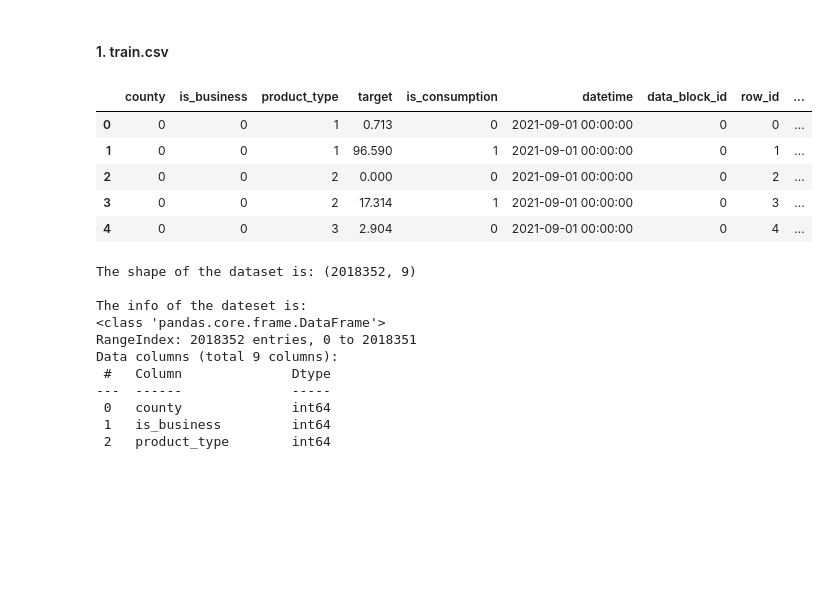
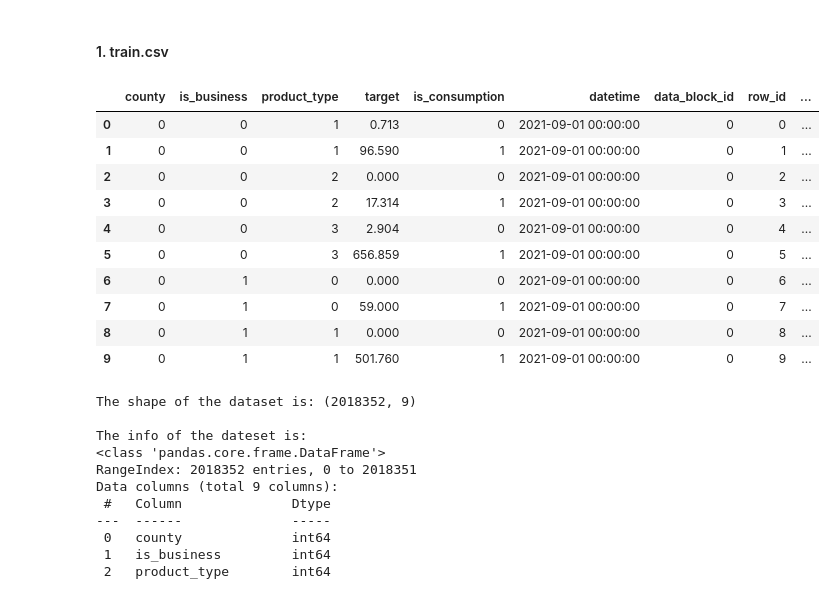
Before and after one commit to jackren0000/Enefit---Predict-Energy-Behavior-of-Prosumers, a Jupyter notebook: predict-energy-behavior-of-prosumers.ipynb, the cells around one changed output. Drawn from its saved outputs; the diff is of its cells as text; code cells hidden in the pictures; blank space fills up the shorter version.

```diff
--- a/predict-energy-behavior-of-prosumers.ipynb
+++ b/predict-energy-behavior-of-prosumers.ipynb
@@ -73,14 +73,19 @@ locations = pd.read_csv("/kaggle/input/county-lon-lats/county_lon_lats.csv")
 # %% [markdown]
 #### 1. train.csv
 # %%
-train.head()
+train.head(10)
 # %% [output]
 |  | county | is_business | product_type | target | is_consumption | datetime | data_block_id | row_id | ... |
 | 0 | 0 | 0 | 1 | 0.713 | 0 | 2021-09-01 00:00:00 | 0 | 0 | ... |
 | 1 | 0 | 0 | 1 | 96.590 | 1 | 2021-09-01 00:00:00 | 0 | 1 | ... |
 | 2 | 0 | 0 | 2 | 0.000 | 0 | 2021-09-01 00:00:00 | 0 | 2 | ... |
 | 3 | 0 | 0 | 2 | 17.314 | 1 | 2021-09-01 00:00:00 | 0 | 3 | ... |
 | 4 | 0 | 0 | 3 | 2.904 | 0 | 2021-09-01 00:00:00 | 0 | 4 | ... |
+| 5 | 0 | 0 | 3 | 656.859 | 1 | 2021-09-01 00:00:00 | 0 | 5 | ... |
+| 6 | 0 | 1 | 0 | 0.000 | 0 | 2021-09-01 00:00:00 | 0 | 6 | ... |
+| 7 | 0 | 1 | 0 | 59.000 | 1 | 2021-09-01 00:00:00 | 0 | 7 | ... |
+| 8 | 0 | 1 | 1 | 0.000 | 0 | 2021-09-01 00:00:00 | 0 | 8 | ... |
+| 9 | 0 | 1 | 1 | 501.760 | 1 | 2021-09-01 00:00:00 | 0 | 9 | ... |
 # %%
 print(f'The shape of the dataset is: {train.shape}')
 print(f'\nThe info of the dateset is:')
```
Also changed, not shown: parts of 10 cells of this notebook.
